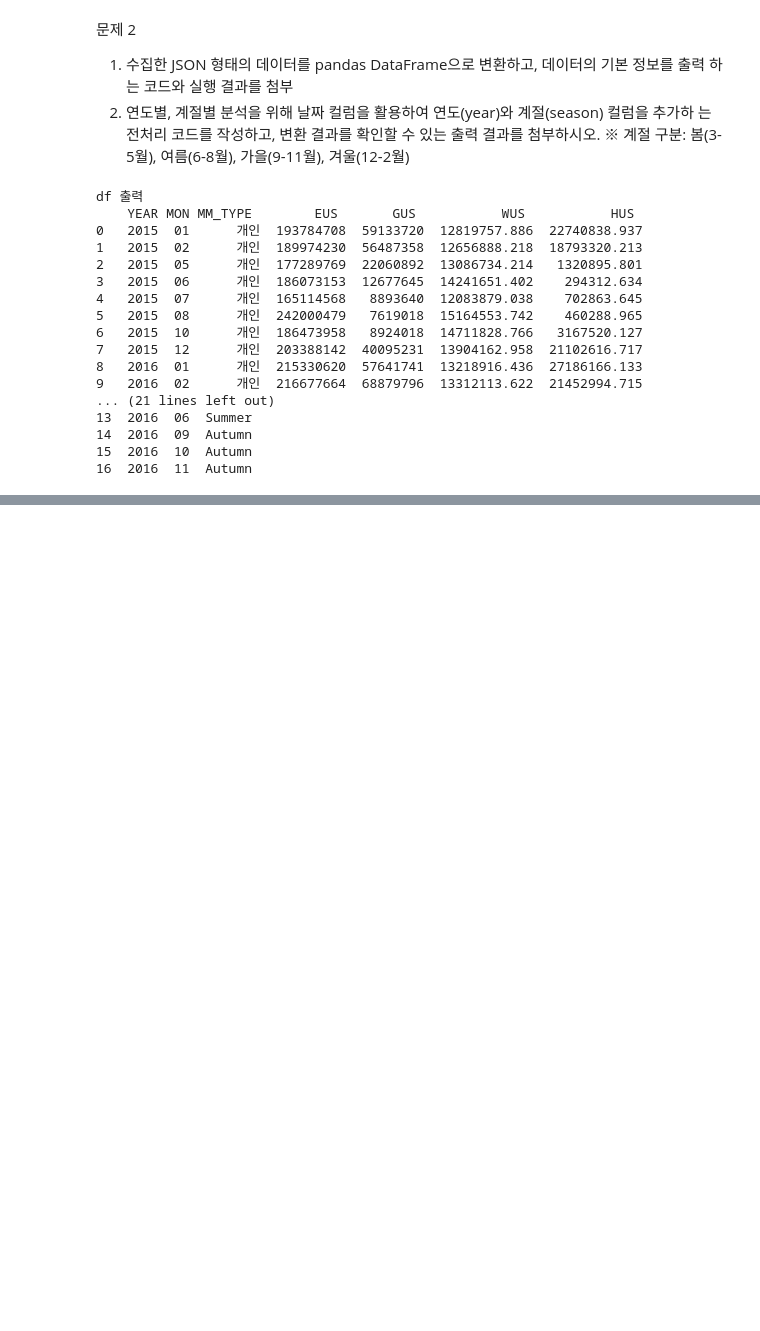
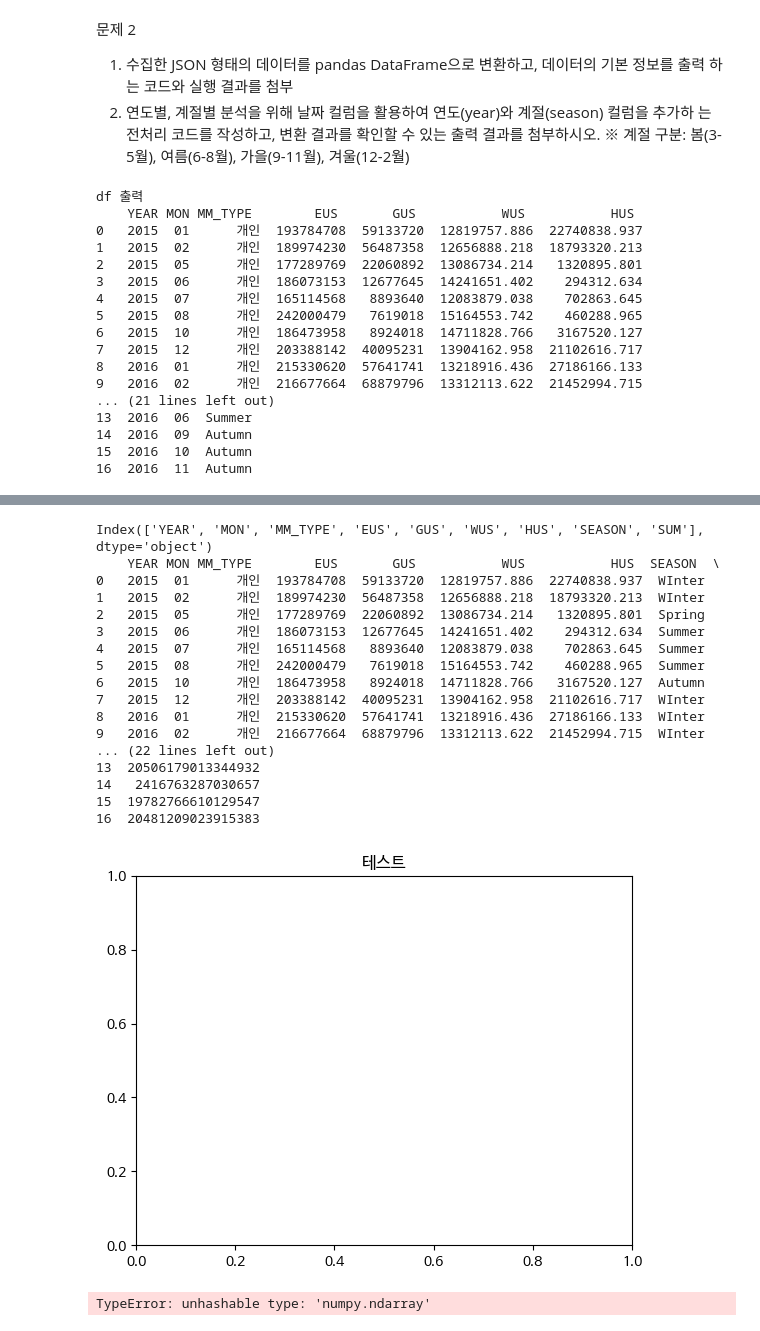
Before and after one commit to eze-hong/Data-Analysis-with-Open-Source, a Jupyter notebook: 오픈소스_출석과제_홍이제.ipynb, the cells around one changed output, grey strips where cells are left out. Saved outputs shown, nothing was run; the diff lists cells and outputs as text; code cells hidden in the pictures; blank space fills up the shorter version.

```diff
--- a/오픈소스_출석과제_홍이제.ipynb
+++ b/오픈소스_출석과제_홍이제.ipynb
@@ -166,0 +193,34 @@ df 출력
+# %%
+import matplotlib.pyplot as plt
+plt.rc('font', family='NanumBarunGothic')
+##위 둘 실행하고 세션다시
+# %%
+##선그래프
+print(df.columns)
+df['SUM'] = df[['EUS', 'GUS']].sum(axis=1)
+print(df)
+
+plt.title("테스트")
+plt.show()
+
+plt.plot(df)
+# %% [output]
+Index(['YEAR', 'MON', 'MM_TYPE', 'EUS', 'GUS', 'WUS', 'HUS', 'SEASON', 'SUM'], dtype='object')
+    YEAR MON MM_TYPE        EUS       GUS           WUS           HUS  SEASON  \
+0   2015  01      개인  193784708  59133720  12819757.886  22740838.937  WInter
+1   2015  02      개인  189974230  56487358  12656888.218  18793320.213  WInter
+2   2015  05      개인  177289769  22060892  13086734.214   1320895.801  Spring
+3   2015  06      개인  186073153  12677645  14241651.402    294312.634  Summer
+4   2015  07      개인  165114568   8893640  12083879.038    702863.645  Summer
+5   2015  08      개인  242000479   7619018  15164553.742    460288.965  Summer
+6   2015  10      개인  186473958   8924018  14711828.766   3167520.127  Autumn
+7   2015  12      개인  203388142  40095231  13904162.958  21102616.717  WInter
+8   2016  01      개인  215330620  57641741  13218916.436  27186166.133  WInter
+9   2016  02      개인  216677664  68879796  13312113.622  21452994.715  WInter
+... (22 lines left out)
+13  20506179013344932
+14   2416763287030657
+15  19782766610129547
+16  20481209023915383
+[figure, added]
+TypeError: unhashable type: 'numpy.ndarray'
```
Also changed, not shown: parts of 4 cells of this notebook.
